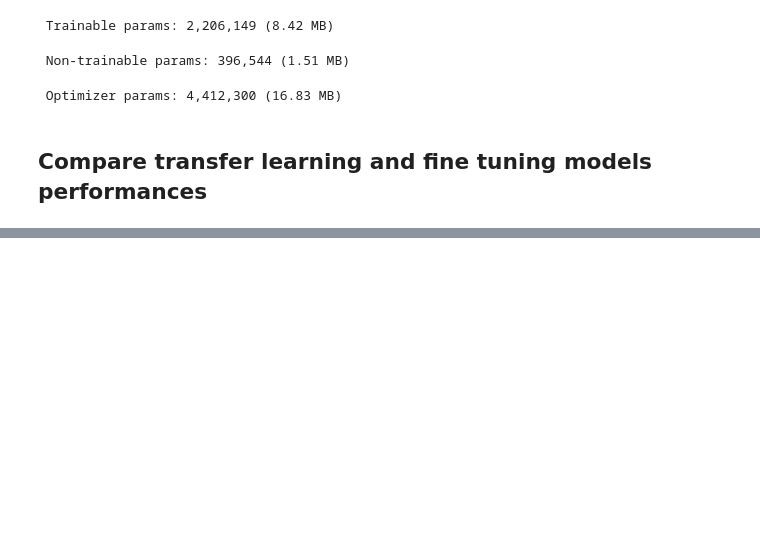
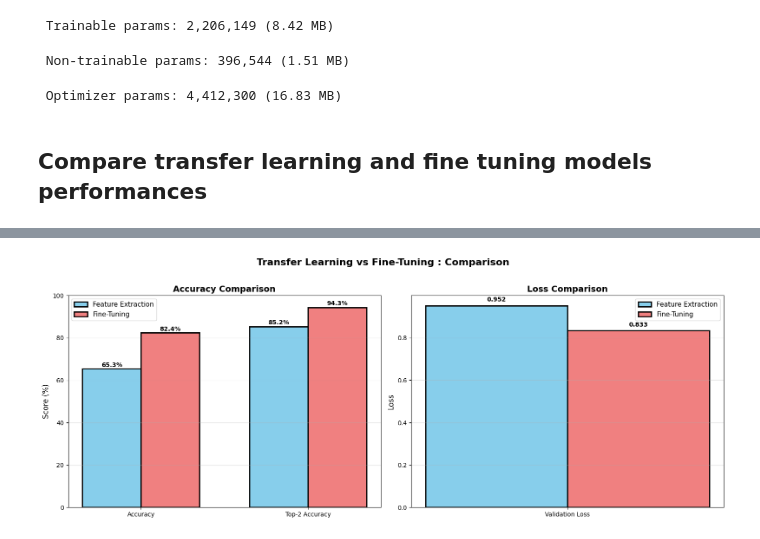
Before and after one commit to OrenChouraki06/projet-fingerprint-validator, a Jupyter notebook: notebooks/evaluate_mobilenet.ipynb, the cells around one changed output, grey strips where cells are left out. Saved outputs shown, nothing was run; the diff lists cells and outputs as text; code cells hidden in the pictures; blank space fills up the shorter version.

Commit message:
complete evaluation notebook with graphs

```diff
--- a/notebooks/evaluate_mobilenet.ipynb
+++ b/notebooks/evaluate_mobilenet.ipynb
@@ -596,0 +360,10 @@ plt.show()
+# %%
+# Evaluate transfer learning model with validation dataset
+print("📊 Evaluate transfer learning model with validation dataset...\n")
+
+results_frozen = fingerprint_transfer_learning_model.evaluate(val_ds_prepared, verbose=0)
+
+print("Results :")
+print(f"  - Loss                : {results_frozen[0]:.4f}")
+print(f"  - Accuracy            : {results_frozen[1]*100:.2f}%")
+print(f"  - Top-2 Accuracy      : {results_frozen[2]*100:.2f}%")
@@ -596,0 +377,10 @@ plt.show()
+# %%
+# Evaluate fine tuned model with validation dataset
+print("📊 Evaluate fine tuned model with validation dataset...\n")
+
+results_finetuned = fingerprint_fine_tuning_model.evaluate(val_ds_prepared, verbose=0)
+
+print("Results :")
+print(f"  - Loss                : {results_finetuned[0]:.4f}")
+print(f"  - Accuracy            : {results_finetuned[1]*100:.2f}%")
+print(f"  - Top-2 Accuracy      : {results_finetuned[2]*100:.2f}%")
@@ -596,0 +442,51 @@ plt.show()
+# %%
+# Graph for comparison
+fig, axes = plt.subplots(1, 2, figsize=(16, 6))
+
+# Accuracies comparison
+metrics = ['Accuracy', 'Top-2 Accuracy']
+frozen_scores = [results_frozen[1]*100, results_frozen[2]*100]
+finetuned_scores = [results_finetuned[1]*100, results_finetuned[2]*100]
+
+x = np.arange(len(metrics))
+width = 0.35
+
+axes[0].bar(x - width/2, frozen_scores, width, label='Feature Extraction', color='skyblue', edgecolor='black', linewidth=2)
+axes[0].bar(x + width/2, finetuned_scores, width, label='Fine-Tuning', color='lightcoral', edgecolor='black', linewidth=2)
+axes[0].set_ylabel('Score (%)', fontsize=12)
+axes[0].set_title('Accuracy Comparison', fontsize=14, fontweight='bold')
+axes[0].set_xticks(x)
+axes[0].set_xticklabels(metrics)
+axes[0].legend(fontsize=11)
+axes[0].grid(alpha=0.3, axis='y')
+axes[0].set_ylim([0, 100])
+
+# Ajouter les valeurs sur les barres
+for i, (f, ft) in enumerate(zip(frozen_scores, finetuned_scores)):
+    axes[0].text(i - width/2, f + 1, f'{f:.1f}%', ha='center', fontsize=10, fontweight='bold')
+    axes[0].text(i + width/2, ft + 1, f'{ft:.1f}%', ha='center', fontsize=10, fontweight='bold')
+
+# Comparaison des loss
+categories = ['Validation Loss']
+frozen_loss = [results_frozen[0]]
+finetuned_loss = [results_finetuned[0]]
+
+x2 = np.arange(len(categories))
+axes[1].bar(x2 - width/2, frozen_loss, width, label='Feature Extraction', color='skyblue', edgecolor='black', linewidth=2)
+axes[1].bar(x2 + width/2, finetuned_loss, width, label='Fine-Tuning', color='lightcoral', edgecolor='black', linewidth=2)
+axes[1].set_ylabel('Loss', fontsize=12)
+axes[1].set_title('Loss Comparison', fontsize=14, fontweight='bold')
+axes[1].set_xticks(x2)
+axes[1].set_xticklabels(categories)
+axes[1].legend(fontsize=11)
+axes[1].grid(alpha=0.3, axis='y')
+
+# Ajouter les valeurs
+axes[1].text(x2[0] - width/2, frozen_loss[0] + 0.02, f'{frozen_loss[0]:.3f}', ha='center', fontsize=10, fontweight='bold')
+axes[1].text(x2[0] + width/2, finetuned_loss[0] + 0.02, f'{finetuned_loss[0]:.3f}', ha='center', fontsize=10, fontweight='bold')
+
+plt.suptitle('Transfer Learning vs Fine-Tuning : Comparison', fontsize=16, fontweight='bold', y=1.02)
+plt.tight_layout()
+plt.show()
+# %% [output]
+[figure, added]
```
Also changed, not shown: parts of 28 cells of this notebook, 1 other file.
